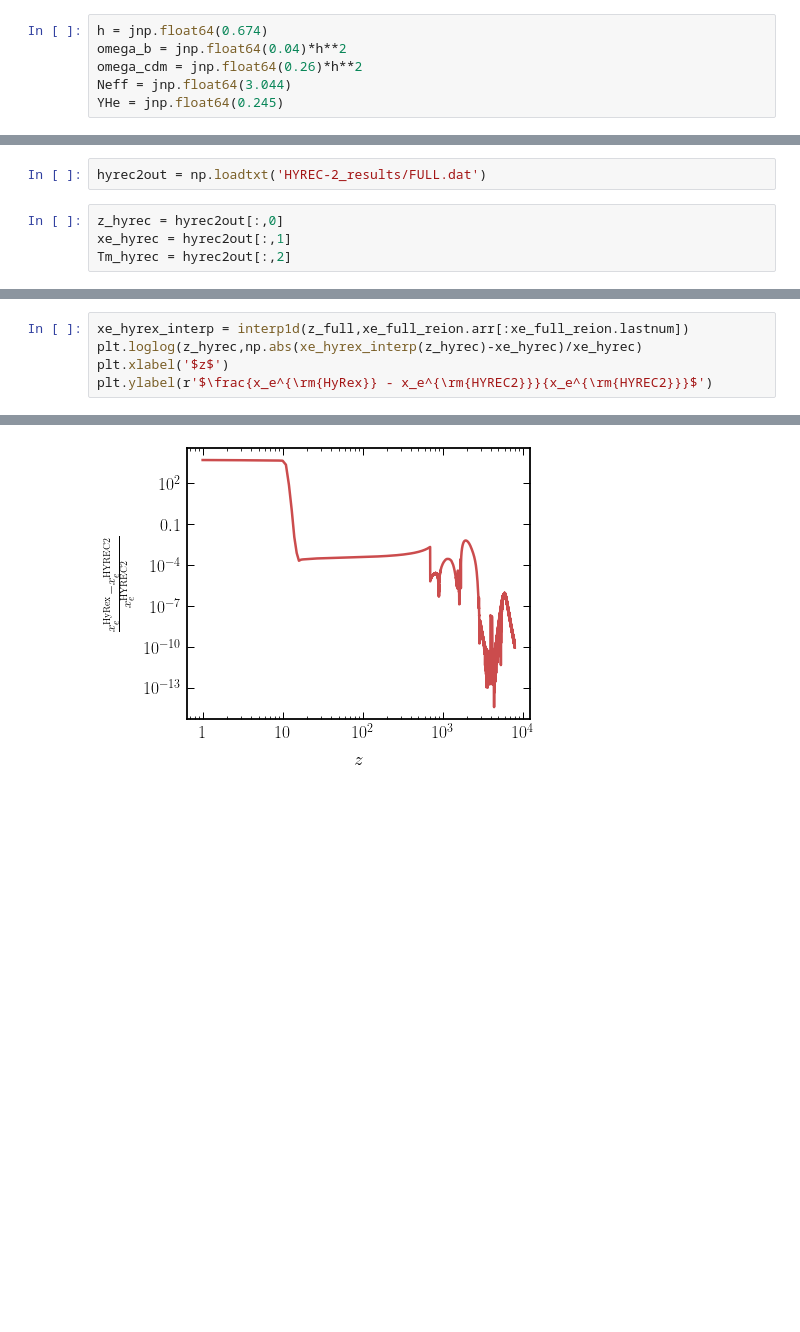
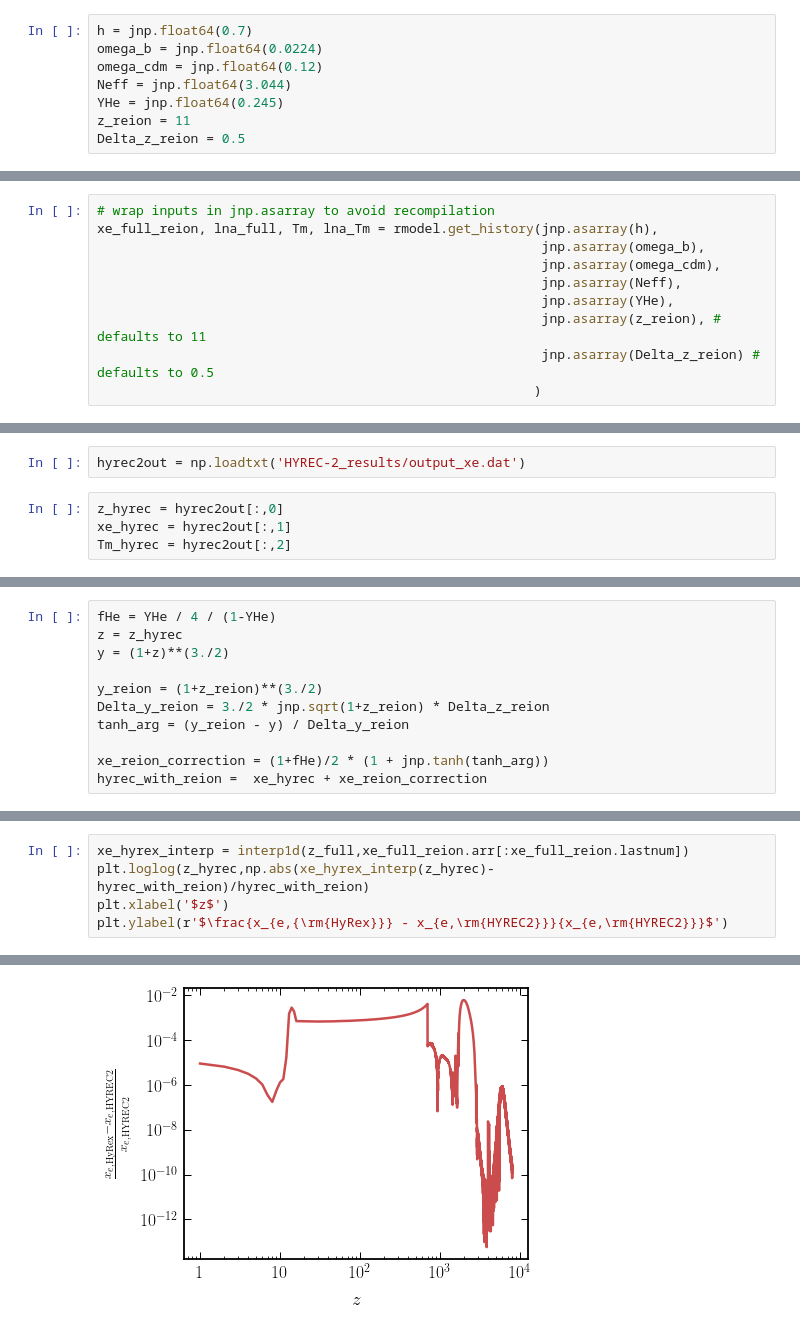
Before and after one commit to TonyZhou729/HyRex, a Jupyter notebook: notebooks/hyrex_intro.ipynb, the cells around one changed output, grey strips where cells are left out. Drawn from its saved outputs; the diff is of its cells as text; blank space fills up the shorter version.

````diff
--- a/notebooks/hyrex_intro.ipynb
+++ b/notebooks/hyrex_intro.ipynb
@@ -31,10 +34,12 @@ cols_default = plt.rcParams['axes.prop_cycle'].by_key()['color']
 # %% [markdown]
 # Running HyRex
 # %%
-h = jnp.float64(0.674)
-omega_b = jnp.float64(0.04)*h**2
-omega_cdm = jnp.float64(0.26)*h**2
+h = jnp.float64(0.7)
+omega_b = jnp.float64(0.0224)
+omega_cdm = jnp.float64(0.12)
 Neff = jnp.float64(3.044)
 YHe = jnp.float64(0.245)
+z_reion = 11
+Delta_z_reion = 0.5
 # %%
 rmodel = recomb_model()
@@ -42,3 +46,13 @@ xe_full_reion, lna_full, Tm, lna_Tm = rmodel.get_history(h,omega_b,omega_cdm,Nef
+# %%
+# wrap inputs in jnp.asarray to avoid recompilation
+xe_full_reion, lna_full, Tm, lna_Tm = rmodel.get_history(jnp.asarray(h),
+                                                         jnp.asarray(omega_b),
+                                                         jnp.asarray(omega_cdm),
+                                                         jnp.asarray(Neff),
+                                                         jnp.asarray(YHe),
+                                                         jnp.asarray(z_reion), # defaults to 11
+                                                         jnp.asarray(Delta_z_reion) # defaults to 0.5
+                                                        )
 # %% [markdown]
 ## An aside: `array_with_padding`
 # %% [markdown]
@@ -103,7 +117,7 @@ YHe = jnp.float64(0.245)
 ```
 and can compare the results:
 # %%
-hyrec2out = np.loadtxt('HYREC-2_results/FULL.dat')
+hyrec2out = np.loadtxt('HYREC-2_results/output_xe.dat')
 # %%
 z_hyrec = hyrec2out[:,0]
 xe_hyrec = hyrec2out[:,1]
@@ -133,0 +141,11 @@ We can see that the agreement is otherwise sub percent-level:
+# %%
+fHe = YHe / 4 / (1-YHe)
+z = z_hyrec
+y = (1+z)**(3./2)
+
+y_reion = (1+z_reion)**(3./2)
+Delta_y_reion = 3./2 * jnp.sqrt(1+z_reion) * Delta_z_reion
+tanh_arg = (y_reion - y) / Delta_y_reion
+
+xe_reion_correction = (1+fHe)/2 * (1 + jnp.tanh(tanh_arg))
+hyrec_with_reion =  xe_hyrec + xe_reion_correction
@@ -134,6 +166,6 @@ We can see that the agreement is otherwise sub percent-level:
 # %%
 xe_hyrex_interp = interp1d(z_full,xe_full_reion.arr[:xe_full_reion.lastnum])
-plt.loglog(z_hyrec,np.abs(xe_hyrex_interp(z_hyrec)-xe_hyrec)/xe_hyrec)
+plt.loglog(z_hyrec,np.abs(xe_hyrex_interp(z_hyrec)-hyrec_with_reion)/hyrec_with_reion)
 plt.xlabel('$z$')
-plt.ylabel(r'$\frac{x_e^{\rm{HyRex}} - x_e^{\rm{HYREC2}}}{x_e^{\rm{HYREC2}}}$')
+plt.ylabel(r'$\frac{x_{e,{\rm{HyRex}}} - x_{e,\rm{HYREC2}}}{x_{e,\rm{HYREC2}}}$')
 # %% [output]
@@ -141 +173 @@ Text(0, 0.5, '$\\frac{x_e^{\\rm{HyRex}} - x_e^{\\rm{HYREC2}}}{x_e^{\\rm{HYREC2}}
-[figure, old version]
+[figure, new version]
````
Also changed, not shown: parts of 11 cells of this notebook, 1 other file.
